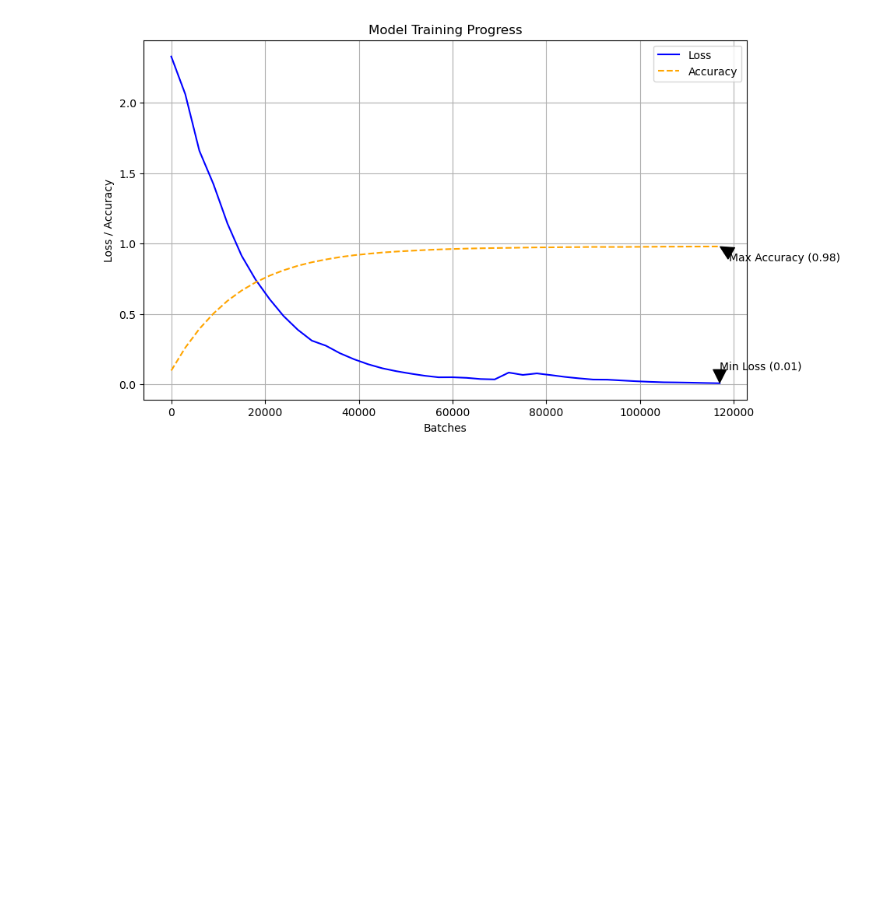
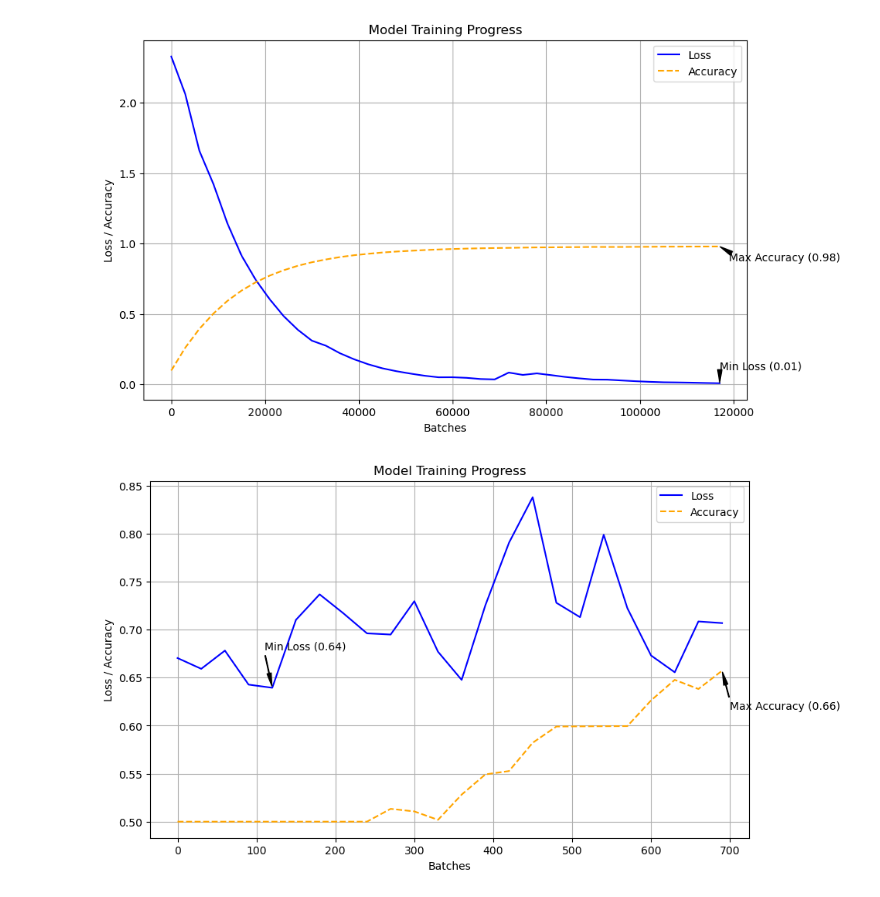
Before and after one commit to Codfishz/CNN_Accomplish_go, a Jupyter notebook: visualization.ipynb, the cells around one changed output. Saved outputs shown, nothing was run; the diff lists cells and outputs as text; code cells hidden in the pictures; blank space fills up the shorter version.

Commit message:
drew accuracy and loss curve for brain tumor model

```diff
--- a/visualization.ipynb
+++ b/visualization.ipynb
@@ -8,8 +8,13 @@ import pandas as pd
 loss_data = pd.read_csv('lossArr.txt', sep="\t", header=None, names=["Batches", "Loss"], index_col=False)
 accuracy_data = pd.read_csv('accuracyArr.txt', sep="\t", header=None, names=["Batches", "Accuracy"], index_col=False)
 
+loss_data_brain = pd.read_csv('lossArr_Brain.txt', sep="\t", header=None, names=["Batches", "Loss"], index_col=False)
+accuracy_data_brain = pd.read_csv('accuracyArr_Brain.txt', sep="\t", header=None, names=["Batches", "Accuracy"], index_col=False)
+
 print(loss_data.head())
 print(accuracy_data.head())
+print(loss_data_brain.head())
+print(accuracy_data_brain.head())
 # %% [output]
    Batches      Loss
 0      0.0  2.328233
@@ -72,3 +82,42 @@ plt.grid(True)
 plt.show()
 # %% [output]
 [figure]
+# %%
+# Smoothing the data
+loss_data_brain['Loss'] = smooth_curve(loss_data_brain['Loss'])
+accuracy_data_brain['Accuracy'] = smooth_curve(accuracy_data_brain['Accuracy'])
+
+# Plotting
+plt.figure(figsize=(10, 6))
+
+# Plot Loss
+plt.plot(loss_data_brain['Batches'], loss_data_brain['Loss'], label='Loss', linestyle='-', color='blue')
+
+# Plot Accuracy on the same x-axis
+plt.plot(accuracy_data_brain['Batches'], accuracy_data_brain['Accuracy'], label='Accuracy', linestyle='--', color='orange')
+
+# Annotations for min loss and max accuracy
+min_loss_batch = loss_data_brain['Batches'][loss_data_brain['Loss'].idxmin()]
+min_loss = loss_data_brain['Loss'].min()
+
+# to make the text closer to the point, we need to change the xytext
+plt.annotate(f'Min Loss ({min_loss:.2f})', xy=(min_loss_batch, min_loss), xytext=(min_loss_batch-10, min_loss+0.04),
+                arrowprops=dict(facecolor='black', shrink=0.05, width=0.5, headwidth=4),)
+
+max_acc_batch = accuracy_data_brain['Batches'][accuracy_data_brain['Accuracy'].idxmax()]
+max_acc = accuracy_data_brain['Accuracy'].max()
+plt.annotate(f'Max Accuracy ({max_acc:.2f})', xy=(max_acc_batch, max_acc), xytext=(max_acc_batch+10, max_acc-0.04),
+             arrowprops=dict(facecolor='black', shrink=0.05, width=0.5, headwidth=4),)
+
+# Labels and titles
+plt.xlabel('Batches')
+plt.ylabel('Loss / Accuracy')
+plt.title('Model Training Progress')
+plt.legend()
+
+# Adding grid
+plt.grid(True)
+
+plt.show()
+# %% [output]
+[figure, added]
```
Also changed, not shown: parts of 2 cells of this notebook, 5 other files.
